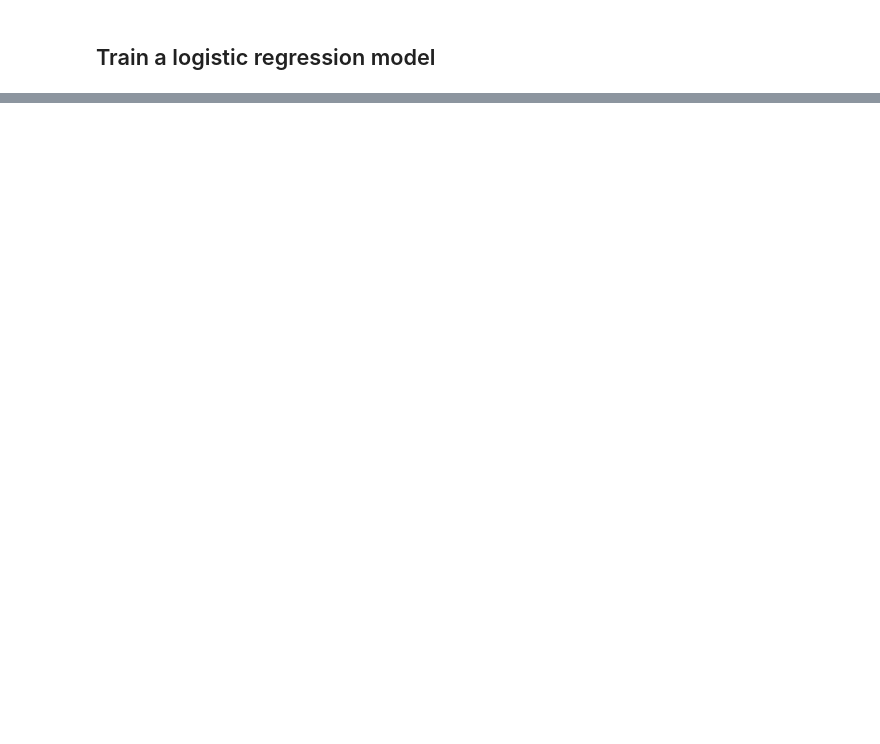
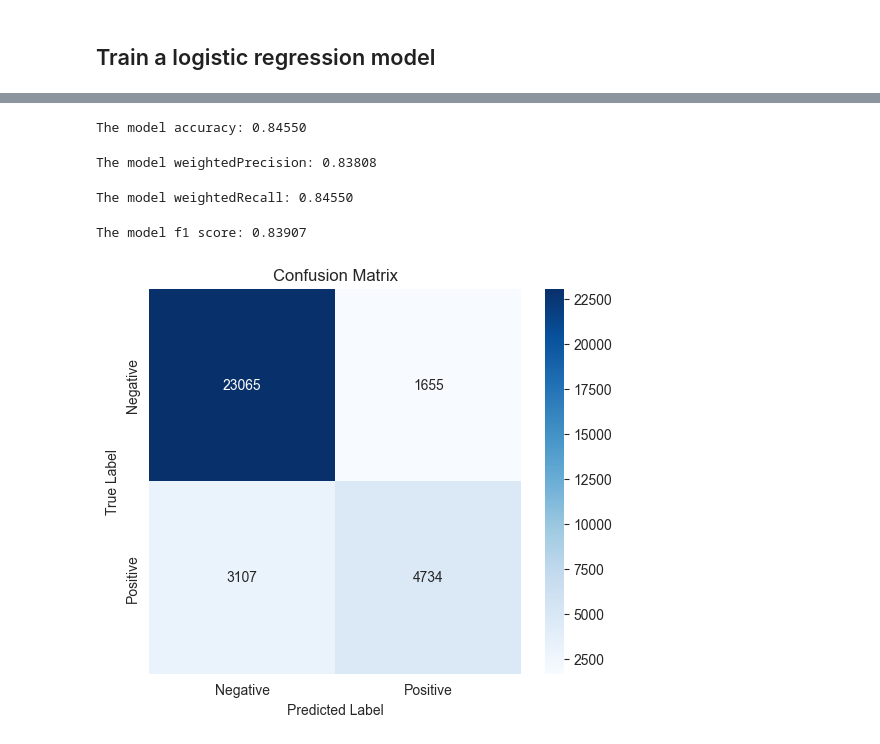
Before and after one commit to CASD-EU/seminar_spark, a Jupyter notebook: notebooks/02.spark_ml.ipynb, the cells around one changed output, grey strips where cells are left out. Cells and saved outputs as stored; diff of their text form; code cells hidden in the pictures; blank space fills up the shorter version.

```diff
--- a/notebooks/02.spark_ml.ipynb
+++ b/notebooks/02.spark_ml.ipynb
@@ -286,24 +312,0 @@ def show_roc(lrModel: LogisticRegression):
-# %%
-
-
-
-def show_cm(lrModel: LogisticRegression, transformed_df: DataFrame):
-    # Predict on validation or test set
-    predictions = lrModel.transform(transformed_df)
-
-    # Get predictions and labels
-    preds_pd = predictions.select("label", "prediction").toPandas()
-
-    # Create confusion matrix
-    cm = confusion_matrix(preds_pd["label"], preds_pd["prediction"])
-
-    # Optional: create labels if you know them
-    labels = ["Negative", "Positive"]  # or [0, 1] if you're working with numeric classes
-
-    # Plot using Seaborn
-    plt.figure(figsize=(6, 5))
-    sns.heatmap(cm, annot=True, fmt="d", cmap="Blues", xticklabels=labels, yticklabels=labels)
-    plt.xlabel("Predicted Label")
-    plt.ylabel("True Label")
-    plt.title("Confusion Matrix")
-    plt.show()
@@ -320 +338,37 @@ def show_prc(lrModel: LogisticRegression):
+# %%
+# Calculate the accuracy
+evaluator_metric_name = "accuracy"
+evaluator_metric_value = evaluator.setMetricName(evaluator_metric_name).evaluate(predictions)
+
+print(f"The model {evaluator_metric_name}: {evaluator_metric_value:.5f}")
+# %% [output]
+The model accuracy: 0.84550
+# %%
+# Calculate the precision
+evaluator_metric_name = "weightedPrecision"
+evaluator_metric_value = evaluator.setMetricName(evaluator_metric_name).evaluate(predictions)
+
+print(f"The model {evaluator_metric_name}: {evaluator_metric_value:.5f}")
+# %% [output]
+The model weightedPrecision: 0.83808
+# %%
+# Calculate the precision
+evaluator_metric_name = "weightedRecall"
+evaluator_metric_value = evaluator.setMetricName(evaluator_metric_name).evaluate(predictions)
+
+print(f"The model {evaluator_metric_name}: {evaluator_metric_value:.5f}")
+# %% [output]
+The model weightedRecall: 0.84550
+# %%
+# Calculate the accuracy
+evaluator_metric_name = "f1"
+evaluator_metric_value = evaluator.setMetricName(evaluator_metric_name).evaluate(predictions)
+
+print(f"The model {evaluator_metric_name} score: {evaluator_metric_value:.5f}")
+# %% [output]
+The model f1 score: 0.83907
+# %%
+show_cm(lr_model, clean_df)
+# %% [output]
+[figure, added]
 # %%
```
Also changed, not shown: parts of 33 cells of this notebook.
